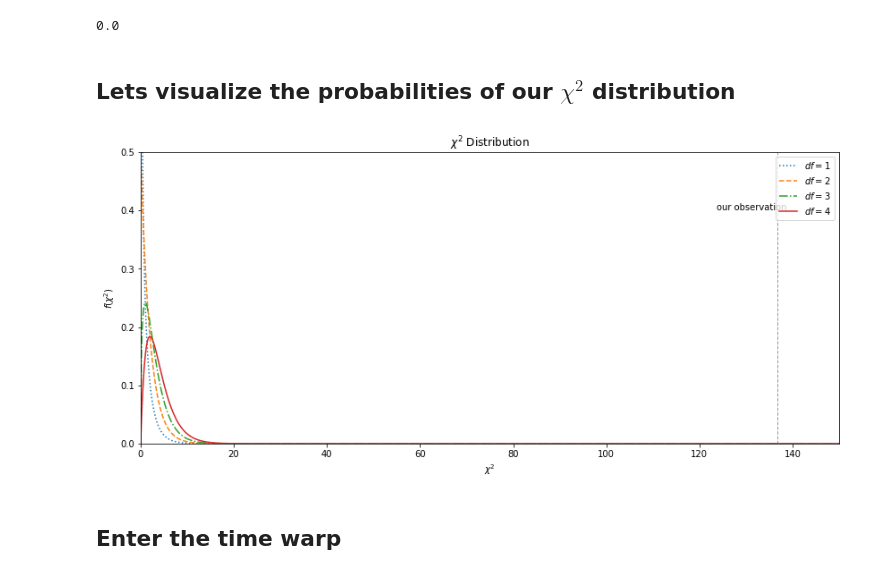
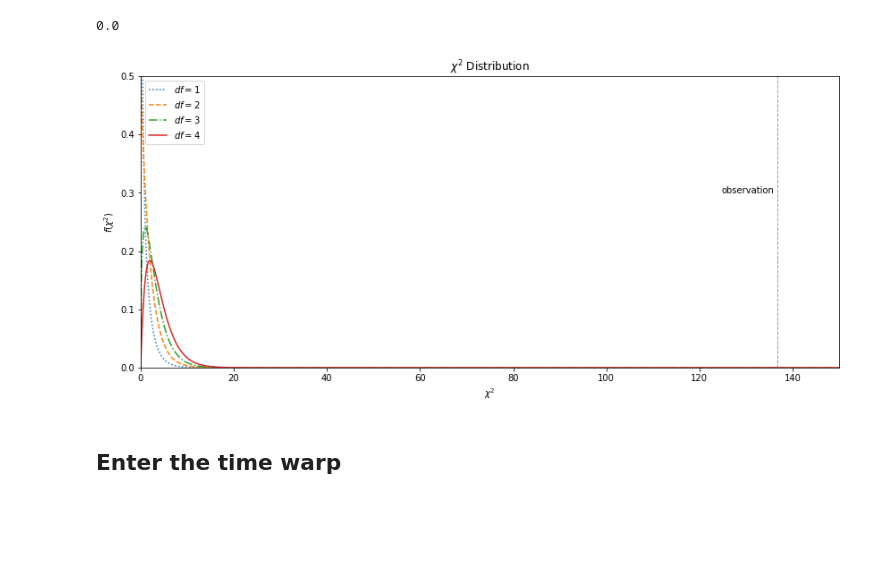
Before and after one commit to huli/the-transparent-coder, a Jupyter notebook: overview.ipynb, the cells around one changed output. Saved outputs shown, nothing was run; the diff lists cells and outputs as text; code cells hidden in the pictures; blank space fills up the shorter version.

```diff
--- a/overview.ipynb
+++ b/overview.ipynb
@@ -351,5 +351,3 @@ p_value = 1 - stats.chi2.cdf(x=chi_squared_stat, df=(4-1) * (4-1))
 p_value
 # %% [output]
 0.0
-# %% [markdown]
-## Lets visualize the probabilities of our $\chi^2$ distribution
@@ -358,25 +354,27 @@ X = np.linspace(0, 150, 1000)
 # %%
+# Visualizing the probability of our chi2 distribution
+X = np.linspace(0, 150, 1000)
 fig, ax = plt.subplots(1, figsize=(14, 6))
 linestyles = [':','--','-.','-']
 degree_of_freedom = [1, 2, 3, 4]
 for df, ls in zip(degree_of_freedom, linestyles):
     ax.plot(X, stats.chi2.pdf(X, df), linestyle=ls, label=r'$df=%i$' % df)
 
 plt.xlim(0, 150)
 plt.ylim(0, .5)
 
 plt.xlabel('$\chi^2$')
 plt.ylabel(r'$f(\chi^2)$')
 plt.title(r'$\chi^2\ \mathrm{Distribution}$')
 
-# Visualize our critical value
+# Visualize the critical value
 plt.vlines(chi_squared_stat, 0, .5, linewidth=1, linestyle='--', alpha=.4)
-plt.text(chi_squared_stat-13, .4, 'our observation')
+plt.text(chi_squared_stat-12, .3, 'observation')
 
-plt.legend()
+plt.legend(loc='upper left')
 plt.show()
 # %% [output]
-[figure, old version]
+[figure, new version]
 # %% [markdown]
 ## Enter the time warp
 # %%
```
Also changed, not shown: parts of 1 cell of this notebook.
